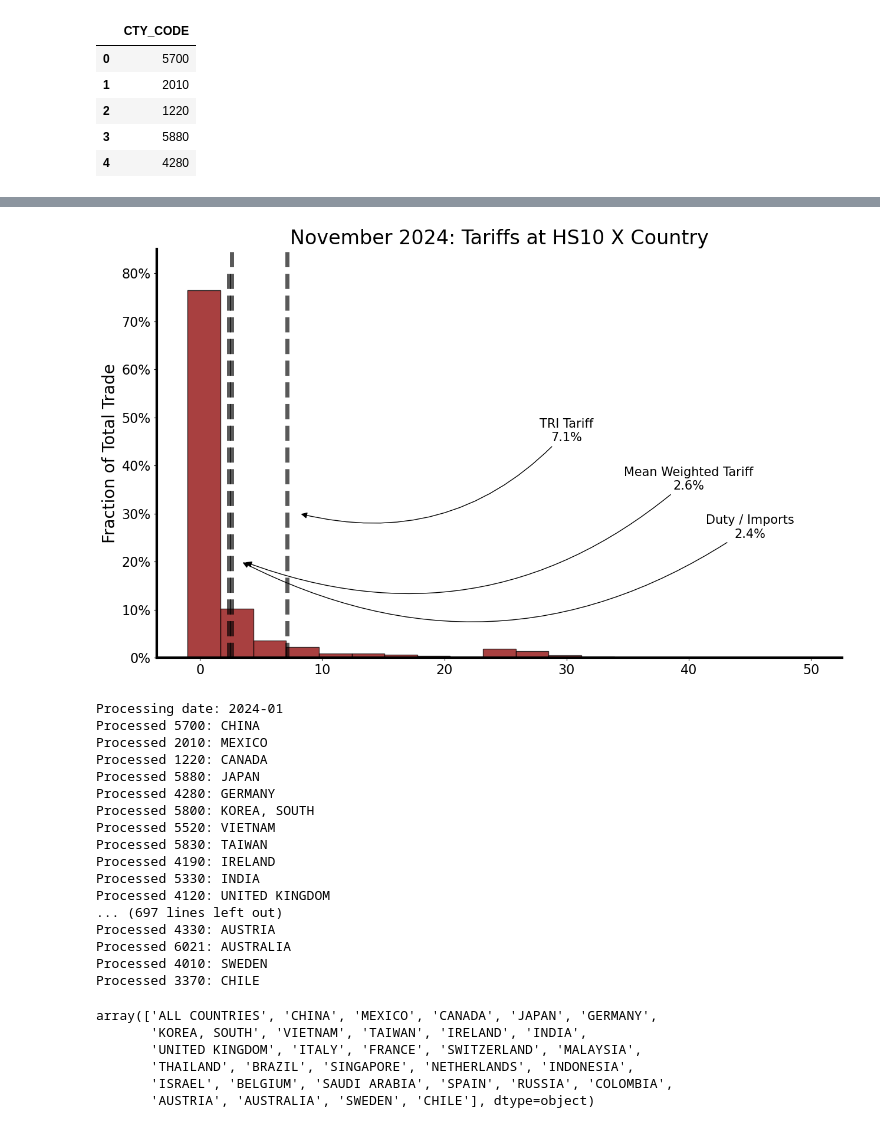
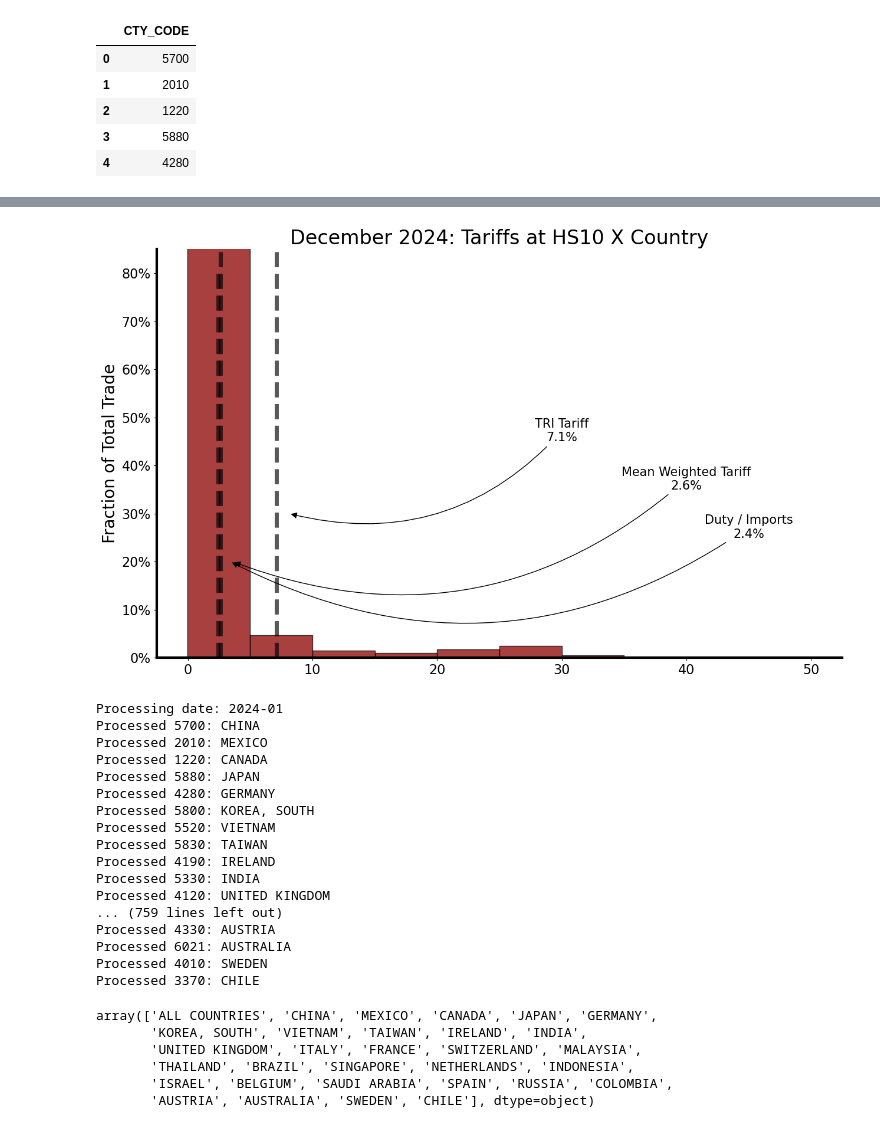
Before and after one commit to tradewartracker/how-restrictive-us-trade, a Jupyter notebook: TRI-all-country.ipynb, the cells around one changed output, grey strips where cells are left out. Drawn from its saved outputs; the diff is of its cells as text; code cells hidden in the pictures.

```diff
--- a/TRI-all-country.ipynb
+++ b/TRI-all-country.ipynb
@@ -27,7 +27,7 @@ texfile = "C:\\github\\how-restrictive-us-trade-paper\\results.tex"
 
 tabletex = "C:\\github\\how-restrictive-us-trade-paper\\table.tex"
 
-target_date = "2025-11"
+target_date = "2025-12"
 # %%
 def make_tariff_country_date(dfcntry, date):
 
@@ -294,7 +318,7 @@ fig, ax = plt.subplots(figsize = (15,9))
 # fig = plt.figure(figsize=(15, 9))
 # bax_ax = bax.brokenaxes(ylims=((0, 0.20), (0.40, 0.50)), hspace=.05)
 
-bin_edges = np.linspace(-1, 50, 20)  # 50 bins
+bin_edges = np.linspace(-.01, 50, 11)  # 50 bins
 
 # Digitize delta_tariff into bins
 bin_indices = np.digitize(100*bigdf["tariff"], bin_edges) - 1
@@ -377,9 +401,9 @@ ax.annotate("Duty / Imports\n{:.1f}%".format(100*simplemean),
 
 ax.set_ylim(top=0.85)
 
-plt.savefig(figfile+ target_date + "-histogram.png", bbox_inches = "tight")
+# plt.savefig(figfile+ target_date + "-histogram.png", bbox_inches = "tight")
 
-plt.savefig(figfile+ target_date + "-histogram.pdf", bbox_inches = "tight")
+# plt.savefig(figfile+ target_date + "-histogram.pdf", bbox_inches = "tight")
 
 plt.show()
 # %% [output]
@@ -437,7 +461,7 @@ fig, ax = plt.subplots(figsize = (15,9))
 # fig = plt.figure(figsize=(15, 9))
 # bax_ax = bax.brokenaxes(ylims=((0, 0.20), (0.40, 0.50)), hspace=.05)
 
-bin_edges = np.linspace(-1, 50, 20)  # 50 bins
+bin_edges = np.linspace(-.01, 50, 11)  # 50 bins
 
 # Digitize delta_tariff into bins
 bin_indices = np.digitize(100*bigdf["tariff"], bin_edges) - 1
@@ -499,39 +523,40 @@ ax.vlines(100*meanweighted, 0, 0.85,
 ax.annotate("Mean Weighted Tariff\n{:.1f}%".format(100*meanweighted),
             xy=(100*meanweighted+1, 0.20),
             xytext=(40, 0.35),
             arrowprops={
             "arrowstyle": "-|>", # This is stuff about the arrow
             "connectionstyle": "arc3,rad=-0.3",  # rad controls curve amount,  # Arc with arms
             "color": "black"},
             fontsize=15, color='black',
             ha='center')
 
 
 ax.vlines(100*simplemean, 0, 0.80,
           linestyles= "dashed", color = "k", linewidth=5, alpha=0.65)
 
 ax.annotate("Duty / Imports\n{:.1f}%".format(100*simplemean),
             xy=(100*simplemean+1, 0.20),
             xytext=(45, 0.25),
             arrowprops={
             "arrowstyle": "-|>", # This is stuff about the arrow
             "connectionstyle": "arc3,rad=-0.3",  # rad controls curve amount,  # Arc with arms
             "color": "black"},
             fontsize=15, color='black',
             ha='center')
 
 ax.set_ylim(top=0.85)
 
-plt.savefig(figfile+ comparison_date + "-histogram.png", bbox_inches = "tight")
+# plt.savefig(figfile+ comparison_date + "-histogram.png", bbox_inches = "tight")
 
-plt.savefig(figfile+ comparison_date + "-histogram.pdf", bbox_inches = "tight")
+# plt.savefig(figfile+ comparison_date + "-histogram.pdf", bbox_inches = "tight")
 
 plt.show()
 # %% [output]
-[figure, old version]
+[figure, new version]
 # %%
 date_list = ["2024-01", "2024-02", "2024-03", "2024-04", "2024-05", "2024-06", "2024-07", "2024-08", "2024-09", "2024-10", "2024-11", "2024-12",
-             "2025-01", "2025-02", "2025-03", "2025-04", "2025-05", "2025-06", "2025-07", "2025-08", "2025-09", "2025-10"]
+             "2025-01", "2025-02", "2025-03", "2025-04", "2025-05", "2025-06", "2025-07", "2025-08", "2025-09", "2025-10",
+             "2025-11", "2025-12"]
 
 date_list += [target_date]
 
@@ -540,6 +565,8 @@ metrics_df = create_tariff_metrics_by_date_country(country_list, date_list, weig
 metrics_df["date"] = pd.to_datetime(metrics_df["date"], format="%Y-%m")
 
 metrics_df.to_parquet(data_repo + "\\top-country-metrics.parquet", index=False)
+
+# metrics_df = pq.read_table(data_repo + "\\top-country-metrics.parquet").to_pandas()
 # %% [output]
 Processing date: 2024-01
 Processed 5700: CHINA
@@ -553,7 +580,7 @@ Processed 5830: TAIWAN
 Processed 4190: IRELAND
 Processed 5330: INDIA
 Processed 4120: UNITED KINGDOM
-... (697 lines left out)
+... (759 lines left out)
 Processed 4330: AUSTRIA
 Processed 6021: AUSTRALIA
 Processed 4010: SWEDEN
```
Also changed, not shown: parts of 18 cells of this notebook, 37 other files.
